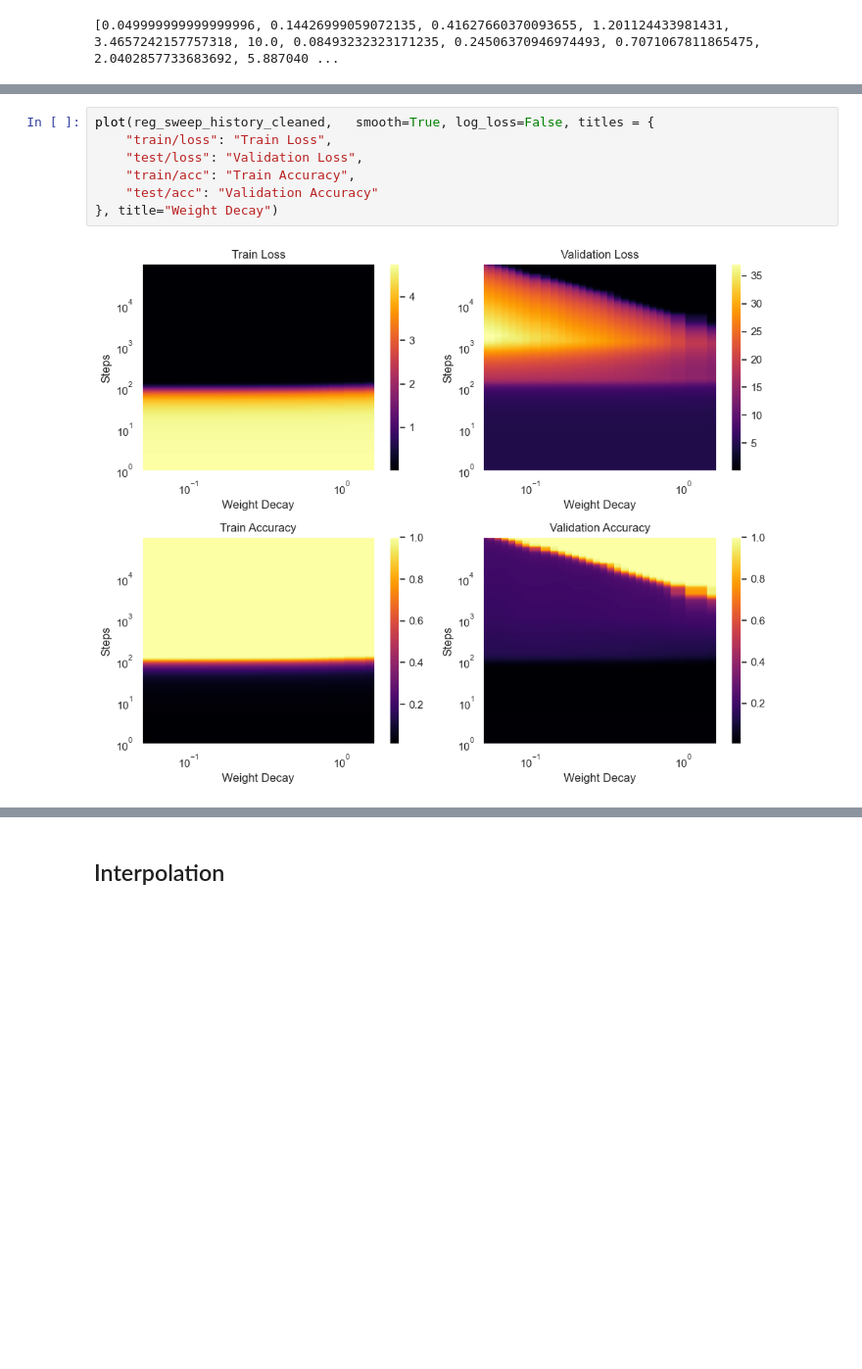
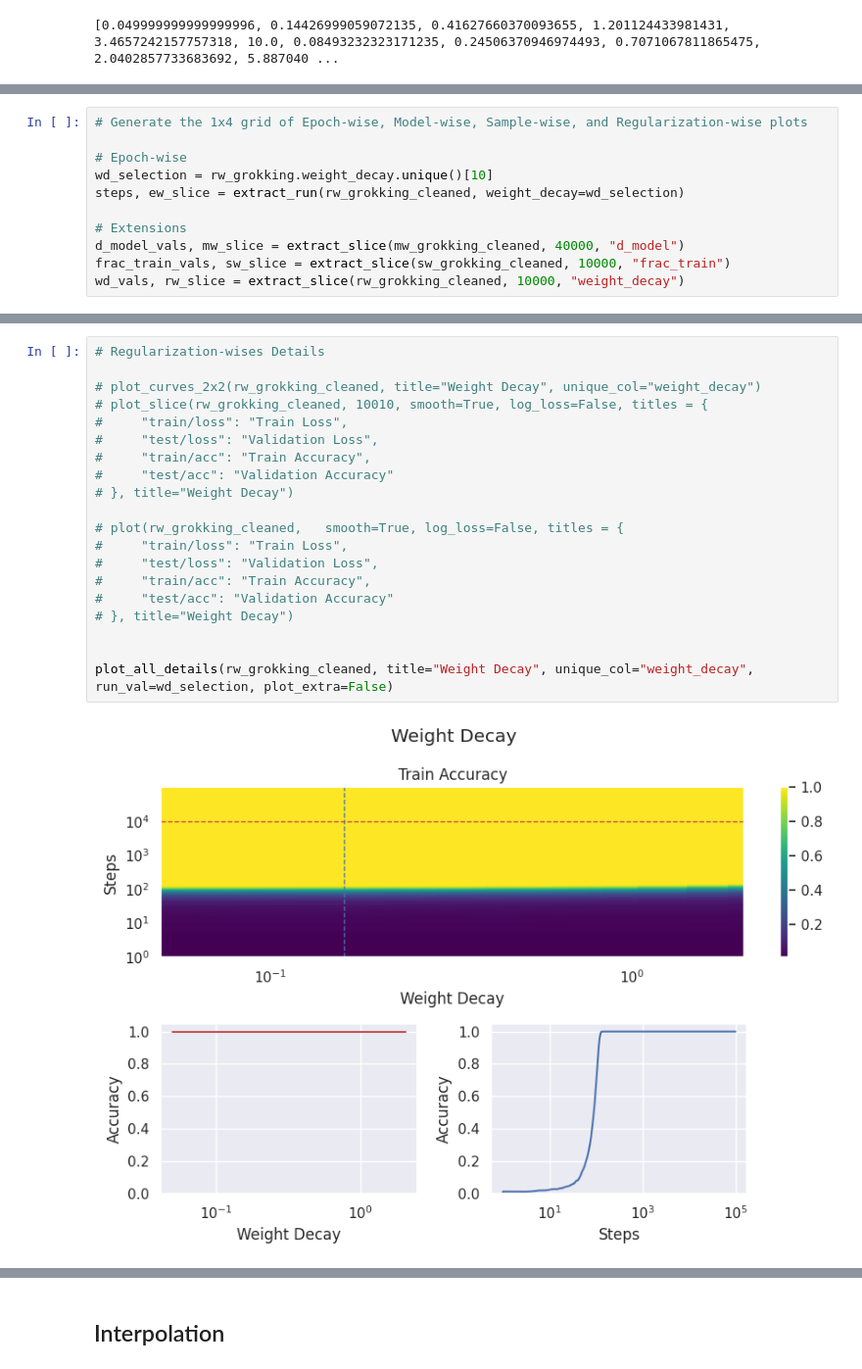
Before and after one commit to jqhoogland/pattern-learning, a Jupyter notebook: unifying/unifying.ipynb, the cells around one changed output, grey strips where cells are left out. Shown at 98% size. Drawn from its saved outputs; the diff is of its cells as text; blank space fills up the shorter version.

Commit message:
ADD lots of runs & figures

```diff
--- a/unifying/unifying.ipynb
+++ b/unifying/unifying.ipynb
@@ -426,0 +638,11 @@ def plot(df: pd.DataFrame, smooth: Union[bool, float]=False, log_loss=True, cmap
+# %%
+# Generate the 1x4 grid of Epoch-wise, Model-wise, Sample-wise, and Regularization-wise plots
+
+# Epoch-wise
+wd_selection = rw_grokking.weight_decay.unique()[10]
+steps, ew_slice = extract_run(rw_grokking_cleaned, weight_decay=wd_selection)
+
+# Extensions
+d_model_vals, mw_slice = extract_slice(mw_grokking_cleaned, 40000, "d_model")
+frac_train_vals, sw_slice = extract_slice(sw_grokking_cleaned, 10000, "frac_train")
+wd_vals, rw_slice = extract_slice(rw_grokking_cleaned, 10000, "weight_decay")
@@ -427,9 +910,22 @@ def plot(df: pd.DataFrame, smooth: Union[bool, float]=False, log_loss=True, cmap
 # %%
-plot(reg_sweep_history_cleaned,   smooth=True, log_loss=False, titles = {
-    "train/loss": "Train Loss",
-    "test/loss": "Validation Loss",
-    "train/acc": "Train Accuracy",
-    "test/acc": "Validation Accuracy"
-}, title="Weight Decay")
+# Regularization-wises Details
+
+# plot_curves_2x2(rw_grokking_cleaned, title="Weight Decay", unique_col="weight_decay")
+# plot_slice(rw_grokking_cleaned, 10010, smooth=True, log_loss=False, titles = {
+#     "train/loss": "Train Loss",
+#     "test/loss": "Validation Loss",
+#     "train/acc": "Train Accuracy",
+#     "test/acc": "Validation Accuracy"
+# }, title="Weight Decay")
+
+# plot(rw_grokking_cleaned,   smooth=True, log_loss=False, titles = {
+#     "train/loss": "Train Loss",
+#     "test/loss": "Validation Loss",
+#     "train/acc": "Train Accuracy",
+#     "test/acc": "Validation Accuracy"
+# }, title="Weight Decay")
+
+
+plot_all_details(rw_grokking_cleaned, title="Weight Decay", unique_col="weight_decay", run_val=wd_selection, plot_extra=False)
 # %% [output]
-[figure, old version]
+[figure, new version]
```
Also changed, not shown: parts of 30 cells of this notebook, 26 other files.
